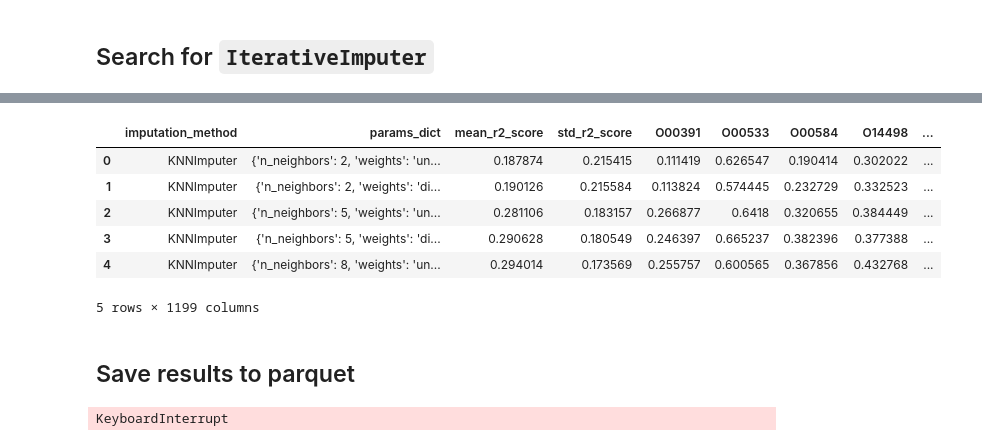
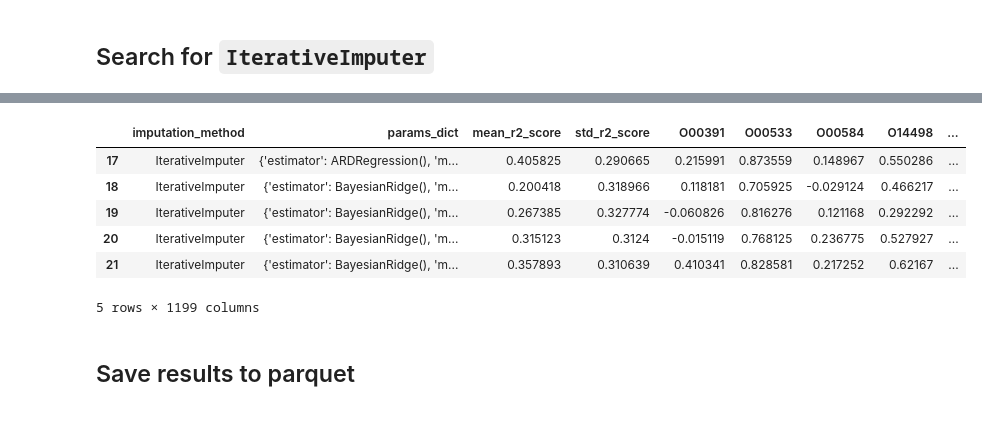
Before and after one commit to xaviernogueira/Tabular_ML, a Jupyter notebook: machine_learning_projects/Kaggle_Predicting-Parkinson-Disease-Progression/Imputation_Optimization.ipynb, the cells around one changed output, grey strips where cells are left out. Saved outputs shown, nothing was run; the diff lists cells and outputs as text; code cells hidden in the pictures.

Commit message:
imputation optimization

```diff
--- a/machine_learning_projects/Kaggle_Predicting-Parkinson-Disease-Progression/Imputation_Optimization.ipynb
+++ b/machine_learning_projects/Kaggle_Predicting-Parkinson-Disease-Progression/Imputation_Optimization.ipynb
@@ -301,7 +305,7 @@ def k_fold_cv(
         0,
         [
             imputation_class.__name__,
-            imputation_kwargs,
+            str(imputation_kwargs),
             mean_metric_score,
             std_metric_score,
         ]
@@ -405,8 +409,8 @@ from sklearn.linear_model import (
 # define our parameter grid
 iter_param_grid = {
     'estimator': [ARDRegression(), BayesianRidge(),],
-    'max_iter': list(range(5, 21, 5)),
-    'n_nearest_features': list(range(30, 111, 20)),
+    'max_iter': [5],
+    'n_nearest_features': list(range(50, 111, 20)),
     'sample_posterior': [True],
 }
 
@@ -438,12 +453,12 @@ Testing: {'estimator': ARDRegression(), 'max_iter': 5, 'n_nearest_features': 50,
 # %%
-results_df.head()
+results_df.tail()
 # %% [output]
 |  | imputation_method | params_dict | mean_r2_score | std_r2_score | O00391 | O00533 | O00584 | O14498 | ... |
-| 0 | KNNImputer | {'n_neighbors': 2, 'weights': 'un... | 0.187874 | 0.215415 | 0.111419 | 0.626547 | 0.190414 | 0.302022 | ... |
-| 1 | KNNImputer | {'n_neighbors': 2, 'weights': 'di... | 0.190126 | 0.215584 | 0.113824 | 0.574445 | 0.232729 | 0.332523 | ... |
-| 2 | KNNImputer | {'n_neighbors': 5, 'weights': 'un... | 0.281106 | 0.183157 | 0.266877 | 0.6418 | 0.320655 | 0.384449 | ... |
-| 3 | KNNImputer | {'n_neighbors': 5, 'weights': 'di... | 0.290628 | 0.180549 | 0.246397 | 0.665237 | 0.382396 | 0.377388 | ... |
-| 4 | KNNImputer | {'n_neighbors': 8, 'weights': 'un... | 0.294014 | 0.173569 | 0.255757 | 0.600565 | 0.367856 | 0.432768 | ... |
+| 17 | IterativeImputer | {'estimator': ARDRegression(), 'm... | 0.405825 | 0.290665 | 0.215991 | 0.873559 | 0.148967 | 0.550286 | ... |
+| 18 | IterativeImputer | {'estimator': BayesianRidge(), 'm... | 0.200418 | 0.318966 | 0.118181 | 0.705925 | -0.029124 | 0.466217 | ... |
+| 19 | IterativeImputer | {'estimator': BayesianRidge(), 'm... | 0.267385 | 0.327774 | -0.060826 | 0.816276 | 0.121168 | 0.292292 | ... |
+| 20 | IterativeImputer | {'estimator': BayesianRidge(), 'm... | 0.315123 | 0.3124 | -0.015119 | 0.768125 | 0.236775 | 0.527927 | ... |
+| 21 | IterativeImputer | {'estimator': BayesianRidge(), 'm... | 0.357893 | 0.310639 | 0.410341 | 0.828581 | 0.217252 | 0.62167 | ... |
 5 rows × 1199 columns
 # %% [markdown]
 ## Save results to parquet
@@ -452,5 +467,3 @@ results_df.to_parquet(
     'imputation_param_search.parquet',
     engine='pyarrow',
 )
-# %% [output]
-KeyboardInterrupt
```
Also changed, not shown: parts of 5 cells of this notebook, 1 other file.
